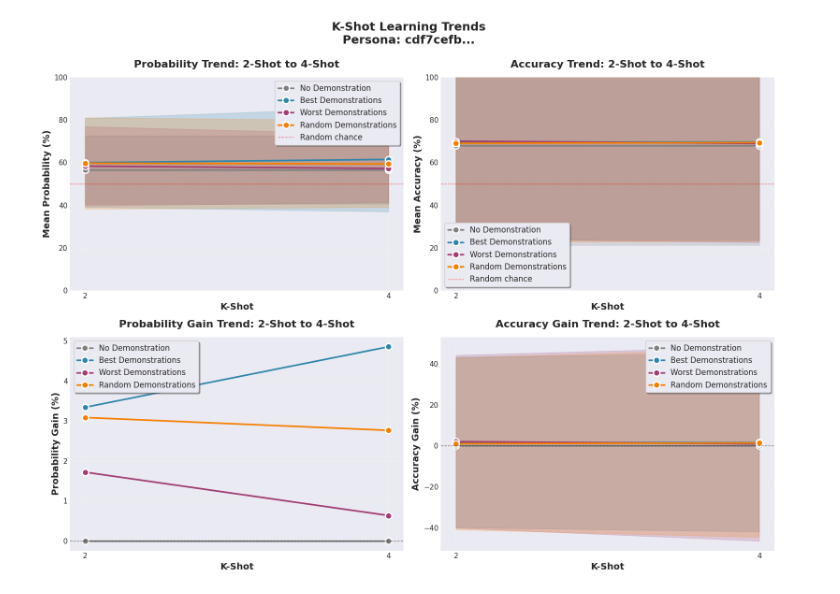
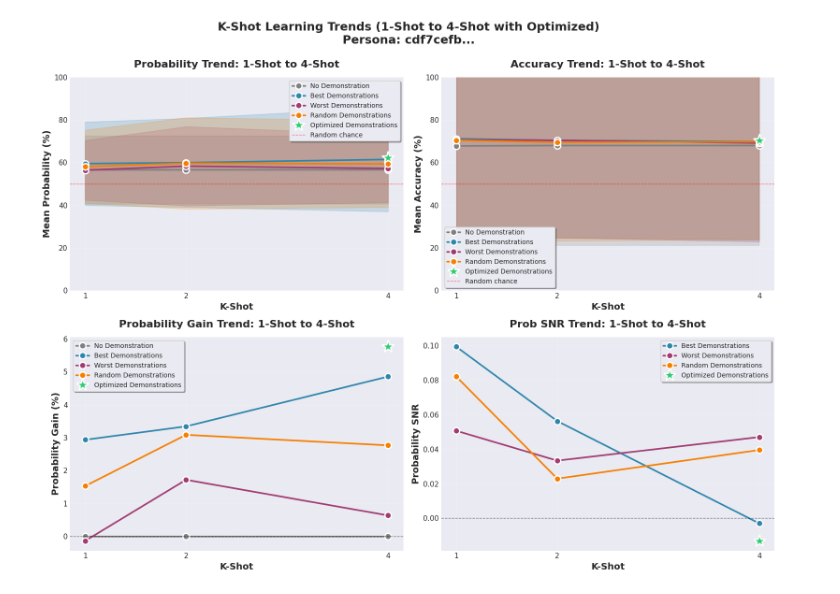
Before and after one commit to xxxxxa-hub/SimPO, a Jupyter notebook: on_policy_data_gen/viz_ktuple_results.ipynb, the cells around one changed output. Drawn from its saved outputs; the diff is of its cells as text; code cells hidden in the pictures.

Commit message:
Add optimized context

```diff
--- a/on_policy_data_gen/viz_ktuple_results.ipynb
+++ b/on_policy_data_gen/viz_ktuple_results.ipynb
@@ -319,5 +617,5 @@ Visualization complete!
 # %%
-# Line plot showing trends from 2-shot to 4-shot
+# Line plot showing trends from 1-shot to 2-shot to 4-shot (with optimized)
 fig, axes = plt.subplots(2, 2, figsize=(16, 12))
 
 # Define colors for each category
@@ -325,24 +623,30 @@ colors = {
     'no_demo': '#808080',  # Gray
     'best': '#2E86AB',     # Blue
     'worst': '#A23B72',    # Purple
-    'random': '#F77F00'    # Orange
+    'random': '#F77F00',   # Orange
+    'optimized': '#2ECC71' # Green
 }
 
 category_labels = {
     'no_demo': 'No Demonstration',
     'best': 'Best Demonstrations',
     'worst': 'Worst Demonstrations',
-    'random': 'Random Demonstrations'
+    'random': 'Random Demonstrations',
+    'optimized': 'Optimized Demonstrations'
 }
 
 categories_plot = ['no_demo', 'best', 'worst', 'random']
-k_shots = [2, 4]
+k_shots = [1, 2, 4]
 
 # Plot 1: Probability trend
 ax = axes[0, 0]
 for category in categories_plot:
-    means = [stats_2shot[category]['mean_prob'], stats_4shot[category]['mean_prob']]
-    stds = [stats_2shot[category]['std_prob'], stats_4shot[category]['std_prob']]
+    means = [stats_1shot[category]['mean_prob'],
+             stats_2shot[category]['mean_prob'],
+             stats_4shot[category]['mean_prob']]
+    stds = [stats_1shot[category]['std_prob'],
+            stats_2shot[category]['std_prob'],
+            stats_4shot[category]['std_prob']]
 
     ax.plot(k_shots, means, marker='o', linewidth=2.5, markersize=10,
             color=colors[category], label=category_labels[category],
@@ -352,20 +656,29 @@ for category in categories_plot:
                     [m + s for m, s in zip(means, stds)],
                     alpha=0.2, color=colors[category])
 
+# Add optimized as a single point at 4-shot
+ax.plot([4], [stats_4shot['optimized']['mean_prob']], marker='*', markersize=20,
+        color=colors['optimized'], label=category_labels['optimized'],
+        markeredgewidth=2, markeredgecolor='white', linestyle='none')
+
 ax.set_xlabel('K-Shot', fontweight='bold')
 ax.set_ylabel('Mean Probability (%)', fontweight='bold')
-ax.set_title('Probability Trend: 2-Shot to 4-Shot', fontweight='bold', pad=15)
+ax.set_title('Probability Trend: 1-Shot to 4-Shot', fontweight='bold', pad=15)
 ax.set_xticks(k_shots)
 ax.grid(True, alpha=0.3)
 ax.axhline(y=50, color='red', linestyle='--', linewidth=1, alpha=0.5, label='Random chance')
-ax.legend(loc='best', frameon=True, shadow=True)
+ax.legend(loc='best', frameon=True, shadow=True, fontsize=10)
 ax.set_ylim(0, 100)
 
 # Plot 2: Accuracy trend
 ax = axes[0, 1]
 for category in categories_plot:
-    means = [stats_2shot[category]['mean_accuracy'], stats_4shot[category]['mean_accuracy']]
-    stds = [stats_2shot[category]['std_accuracy'], stats_4shot[category]['std_accuracy']]
+    means = [stats_1shot[category]['mean_accuracy'],
+             stats_2shot[category]['mean_accuracy'],
+             stats_4shot[category]['mean_accuracy']]
+    stds = [stats_1shot[category]['std_accuracy'],
+            stats_2shot[category]['std_accuracy'],
+            stats_4shot[category]['std_accuracy']]
 
     ax.plot(k_shots, means, marker='o', linewidth=2.5, markersize=10,
             color=colors[category], label=category_labels[category],
@@ -375,66 +688,81 @@ for category in categories_plot:
                     [m + s for m, s in zip(means, stds)],
                     alpha=0.2, color=colors[category])
 
+# Add optimized as a single point at 4-shot
+ax.plot([4], [stats_4shot['optimized']['mean_accuracy']], marker='*', markersize=20,
+        color=colors['optimized'], label=category_labels['optimized'],
+        markeredgewidth=2, markeredgecolor='white', linestyle='none')
+
 ax.set_xlabel('K-Shot', fontweight='bold')
 ax.set_ylabel('Mean Accuracy (%)', fontweight='bold')
-ax.set_title('Accuracy Trend: 2-Shot to 4-Shot', fontweight='bold', pad=15)
+ax.set_title('Accuracy Trend: 1-Shot to 4-Shot', fontweight='bold', pad=15)
 ax.set_xticks(k_shots)
 ax.grid(True, alpha=0.3)
 ax.axhline(y=50, color='red', linestyle='--', linewidth=1, alpha=0.5, label='Random chance')
-ax.legend(loc='best', frameon=True, shadow=True)
+ax.legend(loc='best', frameon=True, shadow=True, fontsize=10)
 ax.set_ylim(0, 100)
 
 # Plot 3: Probability Gain trend
 ax = axes[1, 0]
+baseline_prob_1shot = stats_1shot['no_demo']['mean_prob']
 baseline_prob_2shot = stats_2shot['no_demo']['mean_prob']
 baseline_prob_4shot = stats_4shot['no_demo']['mean_prob']
 
 for category in categories_plot:
+    gain_1shot = stats_1shot[category]['mean_prob'] - baseline_prob_1shot
     gain_2shot = stats_2shot[category]['mean_prob'] - baseline_prob_2shot
     gain_4shot = stats_4shot[category]['mean_prob'] - baseline_prob_4shot
-    means = [gain_2shot, gain_4shot]
+    means = [gain_1shot, gain_2shot, gain_4shot]
 
     ax.plot(k_shots, means, marker='o', linewidth=2.5, markersize=10,
             color=colors[category], label=category_labels[category],
             markeredgewidth=2, markeredgecolor='white')
 
+# Add optimized as a single point at 4-shot
+optimized_gain_4shot = stats_4shot['optimized']['mean_prob'] - baseline_prob_4shot
+ax.plot([4], [optimized_gain_4shot], marker='*', markersize=20,
+        color=colors['optimized'], label=category_labels['optimized'],
+        markeredgewidth=2, markeredgecolor='white', linestyle='none')
+
 ax.set_xlabel('K-Shot', fontweight='bold')
 ax.set_ylabel('Probability Gain (%)', fontweight='bold')
-ax.set_title('Probability Gain Trend: 2-Shot to 4-Shot', fontweight='bold', pad=15)
+ax.set_title('Probability Gain Trend: 1-Shot to 4-Shot', fontweight='bold', pad=15)
 ax.set_xticks(k_shots)
 ax.grid(True, alpha=0.3)
 ax.axhline(y=0, color='black', linestyle='--', linewidth=1, alpha=0.5)
-ax.legend(loc='best', frameon=True, shadow=True)
+ax.legend(loc='best', frameon=True, shadow=True, fontsize=10)
 
-# Plot 4: Accuracy Gain trend
+# Plot 4: Prob SNR trend
 ax = axes[1, 1]
-for category in categories_plot:
-    means = [stats_2shot[category]['mean_acc_gain'], stats_4shot[category]['mean_acc_gain']]
-    stds = [stats_2shot[category]['std_acc_gain'], stats_4shot[category]['std_acc_gain']]
+for category in ['best', 'worst', 'random']:  # Exclude no_demo since it has SNR=0
+    means = [stats_1shot[category]['prob_snr'],
+             stats_2shot[category]['prob_snr'],
+             stats_4shot[category]['prob_snr']]
 
     ax.plot(k_shots, means, marker='o', linewidth=2.5, markersize=10,
             color=colors[category], label=category_labels[category],
             markeredgewidth=2, markeredgecolor='white')
-    ax.fill_between(k_shots,
-                    [m - s for m, s in zip(means, stds)],
-                    [m + s for m, s in zip(means, stds)],
-                    alpha=0.2, color=colors[category])
+
+# Add optimized as a single point at 4-shot
+ax.plot([4], [stats_4shot['optimized']['prob_snr']], marker='*', markersize=20,
+        color=colors['optimized'], label=category_labels['optimized'],
+        markeredgewidth=2, markeredgecolor='white', linestyle='none')
 
 ax.set_xlabel('K-Shot', fontweight='bold')
-ax.set_ylabel('Accuracy Gain (%)', fontweight='bold')
-ax.set_title('Accuracy Gain Trend: 2-Shot to 4-Shot', fontweight='bold', pad=15)
+ax.set_ylabel('Probability SNR', fontweight='bold')
+ax.set_title('Prob SNR Trend: 1-Shot to 4-Shot', fontweight='bold', pad=15)
 ax.set_xticks(k_shots)
 ax.grid(True, alpha=0.3)
 ax.axhline(y=0, color='black', linestyle='--', linewidth=1, alpha=0.5)
-ax.legend(loc='best', frameon=True, shadow=True)
+ax.legend(loc='best', frameon=True, shadow=True, fontsize=10)
 
-fig.suptitle(f'K-Shot Learning Trends\nPersona: {persona_id[:8]}...',
+fig.suptitle(f'K-Shot Learning Trends (1-Shot to 4-Shot with Optimized)\nPersona: {persona_id[:8]}...',
              fontweight='bold', fontsize=18, y=0.995)
 
 plt.tight_layout()
 
 # Save the figure
-output_path = f'trends_2shot_to_4shot_{persona_id[:8]}.png'
+output_path = f'trends_1shot_to_4shot_with_optimized_{persona_id[:8]}.png'
 plt.savefig(output_path, dpi=300, bbox_inches='tight', facecolor='white')
 print(f"\nTrends figure saved to: {output_path}")
 
@@ -444 +772 @@ Trends figure saved to: trends_2shot_to_4shot_cdf7cefb.png
-[figure, old version]
+[figure, new version]
```
Also changed, not shown: parts of 6 cells of this notebook.
